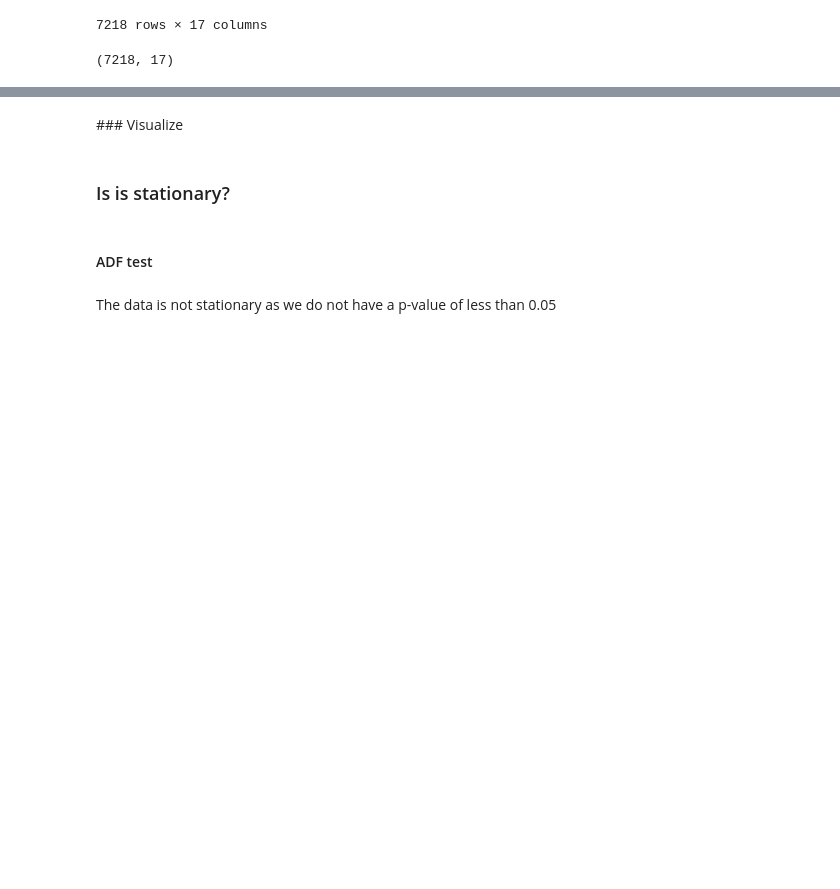
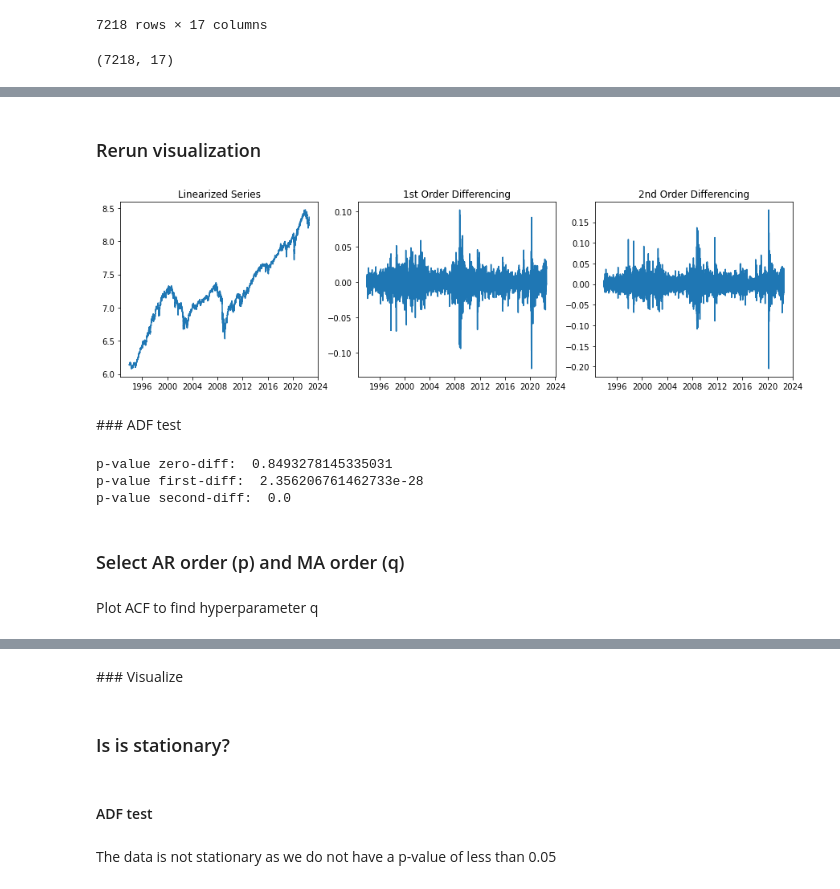
Before and after one commit to mlyngholm/S-P_price_prediction, a Jupyter notebook: S&P_price_prediction.ipynb, the cells around one changed output, grey strips where cells are left out. Cells and saved outputs as stored; diff of their text form; code cells hidden in the pictures; blank space fills up the shorter version.

```diff
--- a/S&P_price_prediction.ipynb
+++ b/S&P_price_prediction.ipynb
@@ -450,0 +421,26 @@ Warnings:
+# %% [markdown]
+### Rerun visualization
+# %%
+# Let's difference this and look at the ACFs
+fig, axes = plt.subplots(1, 3,figsize=(15,4))
+
+axes[0].plot(sp500['linearized']); axes[0].set_title('Linearized Series')
+# 1st Differencing
+y_diff = sp500['linearized'].diff().dropna()
+axes[1].plot(y_diff); axes[1].set_title('1st Order Differencing')
+
+# 2nd Differencing
+y_diff_diff = sp500['linearized'].diff().diff().dropna()
+axes[2].plot(y_diff_diff); axes[2].set_title('2nd Order Differencing');
+# %% [output]
+[figure, added]
+# %% [markdown]
+### ADF test
+# %%
+print('p-value zero-diff: ', adfuller(sp500['linearized'])[1])
+print('p-value first-diff: ', adfuller(sp500['linearized'].diff().dropna())[1])
+print('p-value second-diff: ', adfuller(sp500['linearized'].diff().diff().dropna())[1])
+# %% [output]
+p-value zero-diff:  0.8493278145335031
+p-value first-diff:  2.356206761462733e-28
+p-value second-diff:  0.0
@@ -450,0 +449,2 @@ Warnings:
+# %% [markdown]
+### Select AR order (p) and MA order (q)
@@ -450,0 +453,2 @@ Warnings:
+# %% [markdown]
+Plot ACF to find hyperparameter q
```
Also changed, not shown: parts of 50 cells of this notebook.
